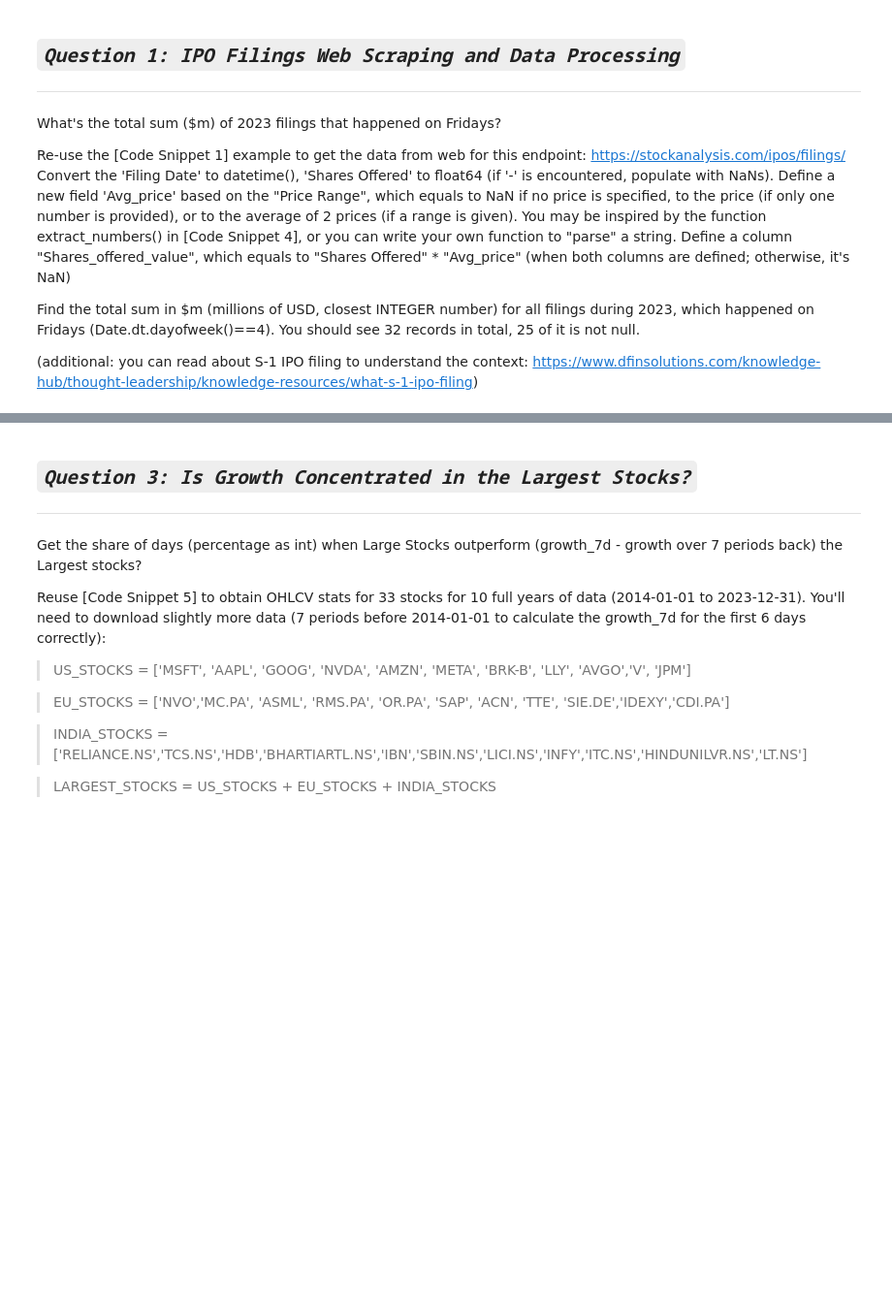
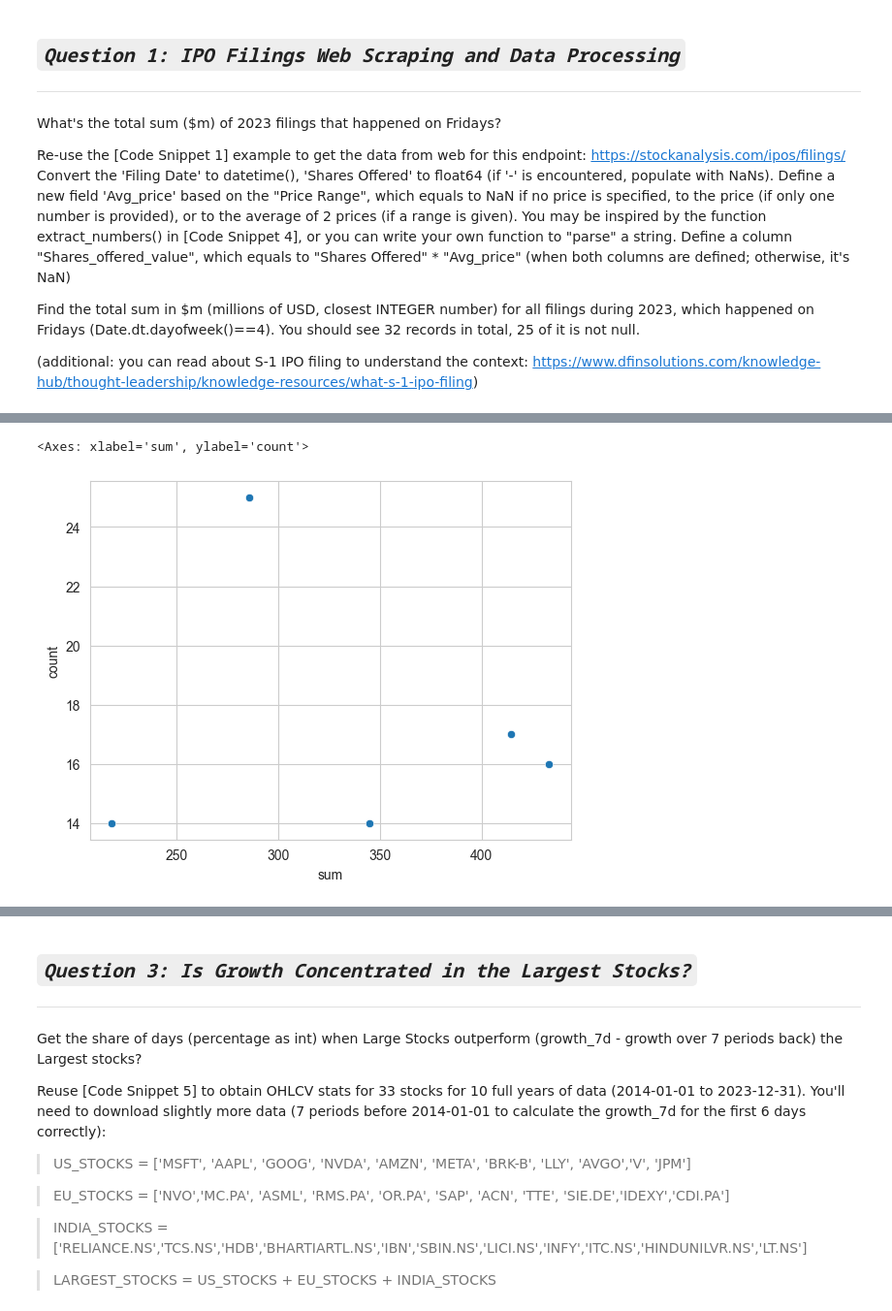
Before and after one commit to Ocean-code-1995/stock-market-analytics-zoomcamp, a Jupyter notebook: Module2/homework2.ipynb, the cells around one changed output, grey strips where cells are left out. Shown at 97% size. Saved outputs shown, nothing was run; the diff lists cells and outputs as text; code cells hidden in the pictures; blank space fills up the shorter version.

```diff
--- a/Module2/homework2.ipynb
+++ b/Module2/homework2.ipynb
@@ -37,3 +259,8 @@ Find the total sum in $m (millions of USD, closest INTEGER number) for all filin
+# %%
+sns.scatterplot(data =summary, x='sum', y='count')
+# %% [output]
+<Axes: xlabel='sum', ylabel='count'>
+[figure, added]
 # %% [markdown]
 ## ***`Question 2: IPOs "Fixed days hold" strategy`***
 ---
```
Also changed, not shown: parts of 48 cells of this notebook.
